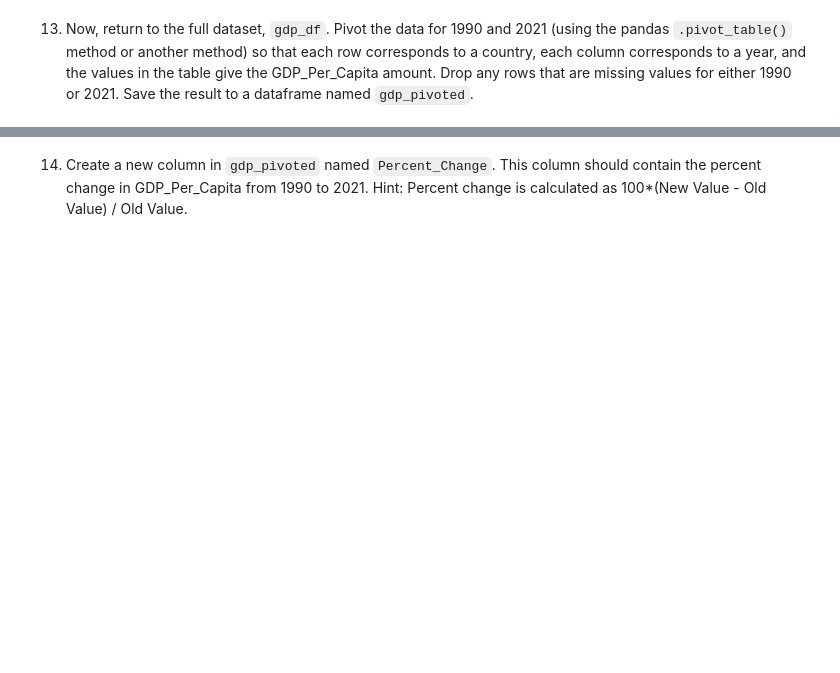
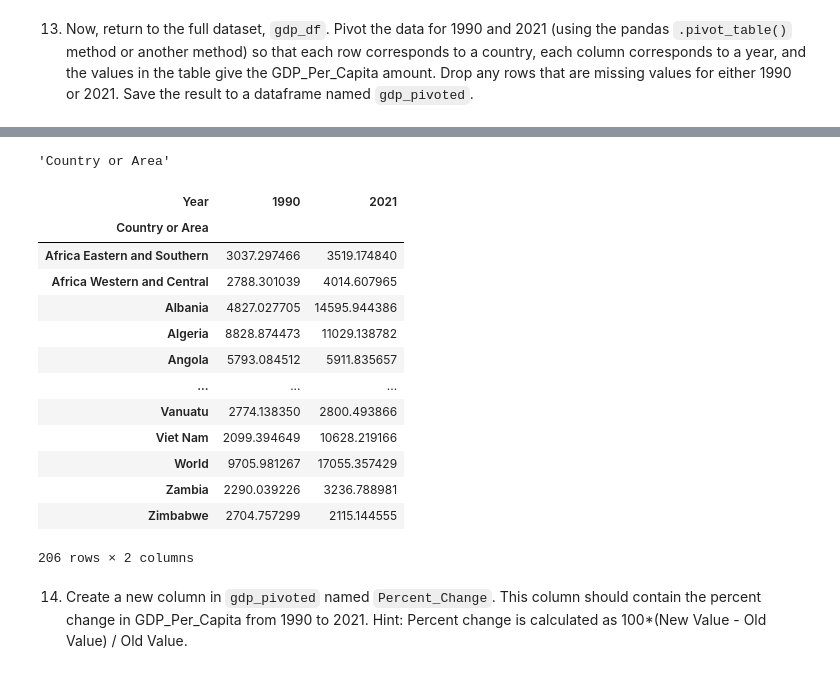
Before and after one commit to nss-data-science-cohort-8/un-exploration-JEFFDAVISJR, a Jupyter notebook: Notebooks/UN_Data_Exploration.ipynb, the cells around one changed output, grey strips where cells are left out. Cells and saved outputs as stored; diff of their text form; code cells hidden in the pictures; blank space fills up the shorter version.

```diff
--- a/Notebooks/UN_Data_Exploration.ipynb
+++ b/Notebooks/UN_Data_Exploration.ipynb
@@ -142,9 +149,6 @@ bottom_five_gdp_2021.head()
 # %% [markdown]
 13. Now, return to the full dataset, `gdp_df`. Pivot the data for 1990 and 2021 (using the pandas `.pivot_table()` method or another method) so that each row corresponds to a country, each column corresponds to a year, and the values in the table give the GDP_Per_Capita amount. Drop any rows that are missing values for either 1990 or 2021. Save the result to a dataframe named `gdp_pivoted`.
 # %%
-IsNullData = gdp_dropped[(gdp_dropped['Year'] == 1990) | (gdp_dropped['Year'] == 2021)]
-IsNullData_dropped = IsNullData.drop(columns=['Year','Value'])
-IsNullList = IsNullData_dropped['Country or Area'].unique()
-IsNullList = IsNullList.tolist()
-IsNullList
+gdp_dropped_1990_2021 = gdp_dropped[(gdp_dropped['Year'] == 1990) | (gdp_dropped['Year'] == 2021)]
+gdp_dropped_1990_2021.head()
 # %% [output]
@@ -178,0 +175,4 @@ pivot.head()
+# %%
+gdp_pivoted.index.name
+# %% [output]
+'Country or Area'
@@ -179,2 +183,24 @@ pivot.head()
+# %%
+# Create a boolean mask for countries that are not in null_list
+mask = ~gdp_pivoted.index.isin(null_list)
+
+# Filter the DataFrame using the mask
+filtered_gdp_pivoted = gdp_pivoted[mask]
+filtered_gdp_pivoted
+# %% [output]
+| Year | 1990 | 2021 |
+| Country or Area |  |  |
+| Africa Eastern and Southern | 3037.297466 | 3519.174840 |
+| Africa Western and Central | 2788.301039 | 4014.607965 |
+| Albania | 4827.027705 | 14595.944386 |
+| Algeria | 8828.874473 | 11029.138782 |
+| Angola | 5793.084512 | 5911.835657 |
+| ... | ... | ... |
+| Vanuatu | 2774.138350 | 2800.493866 |
+| Viet Nam | 2099.394649 | 10628.219166 |
+| World | 9705.981267 | 17055.357429 |
+| Zambia | 2290.039226 | 3236.788981 |
+| Zimbabwe | 2704.757299 | 2115.144555 |
+206 rows × 2 columns
 # %% [markdown]
 14. Create a new column in `gdp_pivoted` named `Percent_Change`. This column should contain the percent change in GDP_Per_Capita from 1990 to 2021. Hint: Percent change is calculated as 100*(New Value - Old Value) / Old Value.
```
Also changed, not shown: parts of 13 cells of this notebook.
